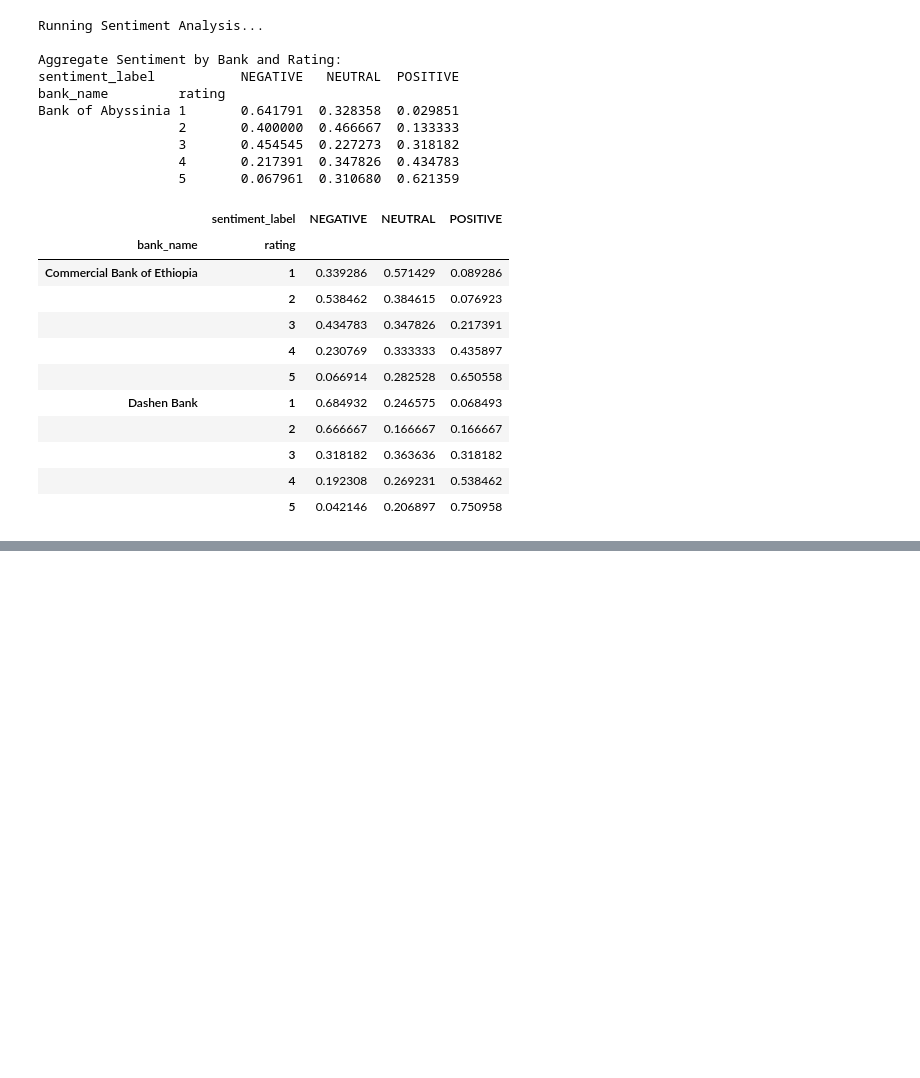
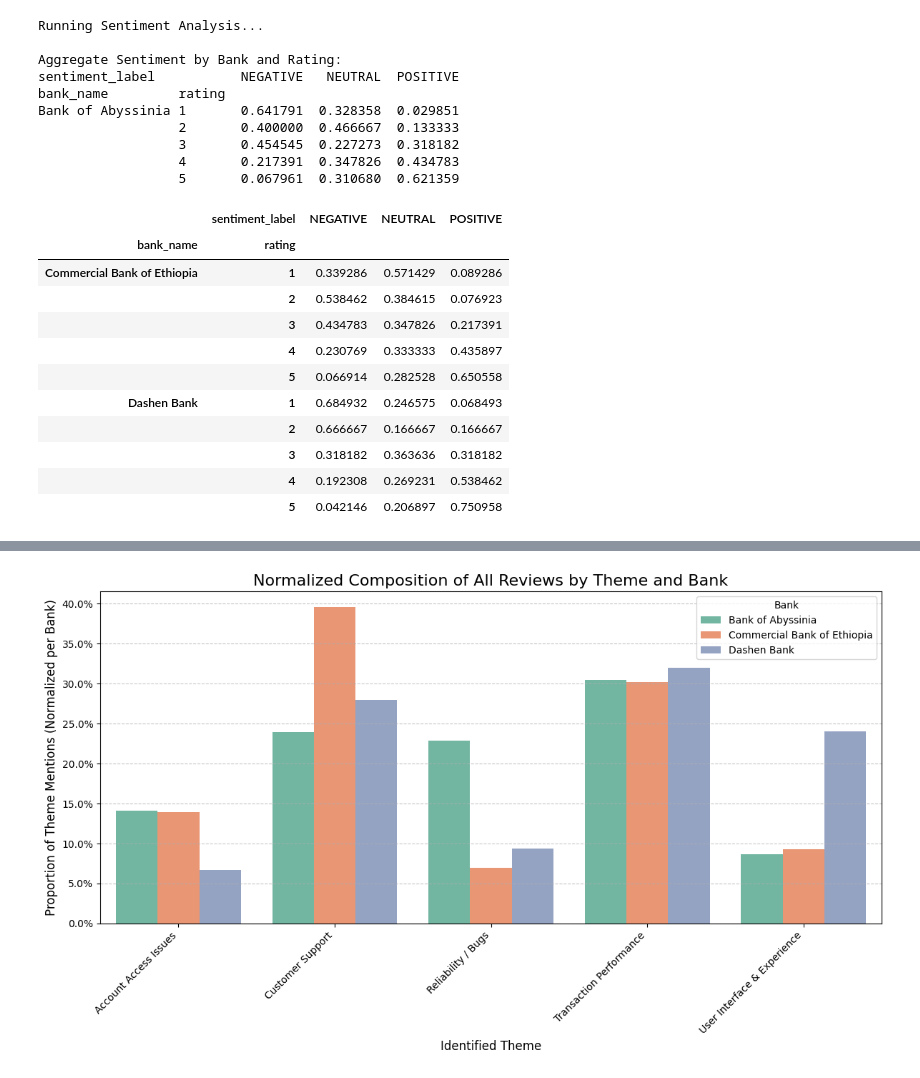
Before and after one commit to Helina-Yilma/Fintech-Analytics, a Jupyter notebook: notebooks/sentiment_thematic_analysis.ipynb, the cells around one changed output, grey strips where cells are left out. Saved outputs shown, nothing was run; the diff lists cells and outputs as text; code cells hidden in the pictures; blank space fills up the shorter version.

```diff
--- a/notebooks/sentiment_thematic_analysis.ipynb
+++ b/notebooks/sentiment_thematic_analysis.ipynb
@@ -191,0 +294,10 @@ IndentationError: unexpected indent (3794859215.py, line 25)
+# %%
+
+final_columns = [
+    'review_id', 'review_text', 'bank_name', 'rating',
+    'sentiment_label', 'sentiment_score', 'identified_theme(s)'
+]
+
+df['review_id'] = df.index # Use index as ID if not already present
+
+df[final_columns].to_csv('data/processed/processed_reviews.csv', index=False)
@@ -191,0 +324,2 @@ IndentationError: unexpected indent (3794859215.py, line 25)
+# %%
+df = df.rename(columns={'identified_theme(s)': 'themes'})
@@ -191,0 +346,45 @@ IndentationError: unexpected indent (3794859215.py, line 25)
+# %%
+
+# --- 1. AGGREGATION & NORMALIZATION ---
+
+# Explode the themes to get one row per theme mention
+theme_counts_all = df.assign(theme=df['themes'].str.split(', ')).explode('theme')
+
+theme_counts_all['theme'] = theme_counts_all['theme'].str.strip()
+theme_counts_all = theme_counts_all[theme_counts_all['theme'] != 'General/Other']
+
+# Calculate the raw count of each theme per bank
+theme_summary_all = theme_counts_all.groupby(['bank_name', 'theme']).size().reset_index(name='count')
+
+# Calculate the total theme mentions for each bank (the denominator for normalization)
+bank_totals = theme_summary_all.groupby('bank_name')['count'].sum()
+
+# Merge the totals back and calculate the PROPORTION
+theme_summary_norm = theme_summary_all.merge(bank_totals.rename('total_count'), on='bank_name')
+theme_summary_norm['Proportion'] = theme_summary_norm['count'] / theme_summary_norm['total_count']
+
+
+# --- 2. VISUALIZATION: Grouped Bar Chart (Best Choice) ---
+plt.figure(figsize=(12, 7))
+
+sns.barplot(
+    data=theme_summary_norm,
+    x='theme',
+    y='Proportion',
+    hue='bank_name', # Group by bank name
+    palette='Set2'
+)
+
+# Styling and labels
+plt.title('Normalized Composition of All Reviews by Theme and Bank', fontsize=16)
+plt.xlabel('Identified Theme', fontsize=12)
+plt.ylabel('Proportion of Theme Mentions (Normalized per Bank)', fontsize=12)
+plt.xticks(rotation=45, ha='right')
+plt.legend(title='Bank', loc='upper right')
+plt.grid(axis='y', linestyle='--', alpha=0.7)
+plt.gca().yaxis.set_major_formatter(plt.matplotlib.ticker.PercentFormatter(1.0)) # Format Y-axis as percentage
+
+plt.tight_layout()
+plt.show()
+# %% [output]
+[figure, added]
```
Also changed, not shown: parts of 15 cells of this notebook.
